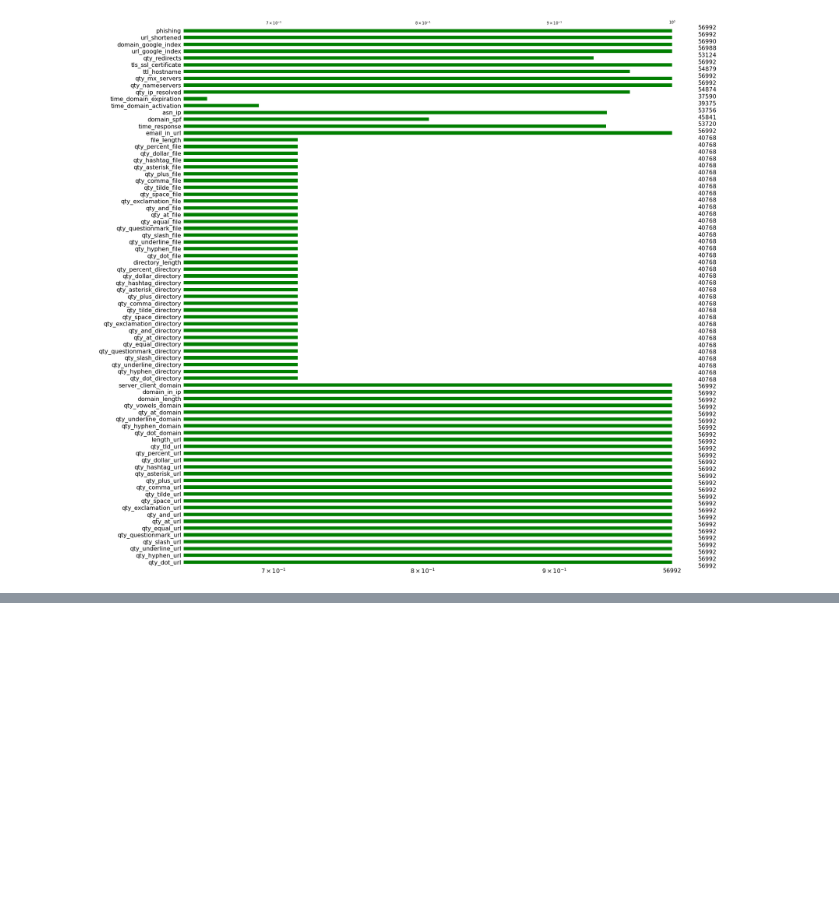
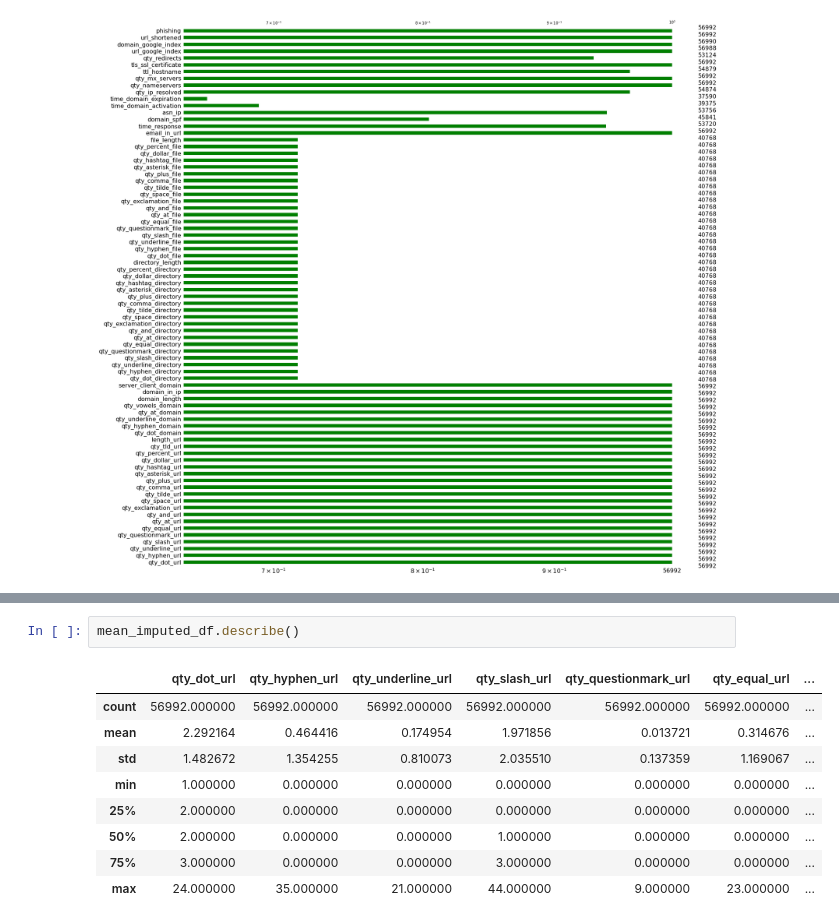
Before and after one commit to Tanya-11/cmpe255-TermProject, a Jupyter notebook: 255Final.ipynb, the cells around one changed output, grey strips where cells are left out. Drawn from its saved outputs; the diff is of its cells as text; blank space fills up the shorter version.

```diff
--- a/255Final.ipynb
+++ b/255Final.ipynb
@@ -240,0 +278,12 @@ msno.bar(df_imp, log = True, color = 'g');
+# %%
+mean_imputed_df.describe()
+# %% [output]
+|  | qty_dot_url | qty_hyphen_url | qty_underline_url | qty_slash_url | qty_questionmark_url | qty_equal_url | ... |
+| count | 56992.000000 | 56992.000000 | 56992.000000 | 56992.000000 | 56992.000000 | 56992.000000 | ... |
+| mean | 2.292164 | 0.464416 | 0.174954 | 1.971856 | 0.013721 | 0.314676 | ... |
+| std | 1.482672 | 1.354255 | 0.810073 | 2.035510 | 0.137359 | 1.169067 | ... |
+| min | 1.000000 | 0.000000 | 0.000000 | 0.000000 | 0.000000 | 0.000000 | ... |
+| 25% | 2.000000 | 0.000000 | 0.000000 | 0.000000 | 0.000000 | 0.000000 | ... |
+| 50% | 2.000000 | 0.000000 | 0.000000 | 1.000000 | 0.000000 | 0.000000 | ... |
+| 75% | 3.000000 | 0.000000 | 0.000000 | 3.000000 | 0.000000 | 0.000000 | ... |
+| max | 24.000000 | 35.000000 | 21.000000 | 44.000000 | 9.000000 | 23.000000 | ... |
```
Also changed, not shown: parts of 7 cells of this notebook, 1 other file.
